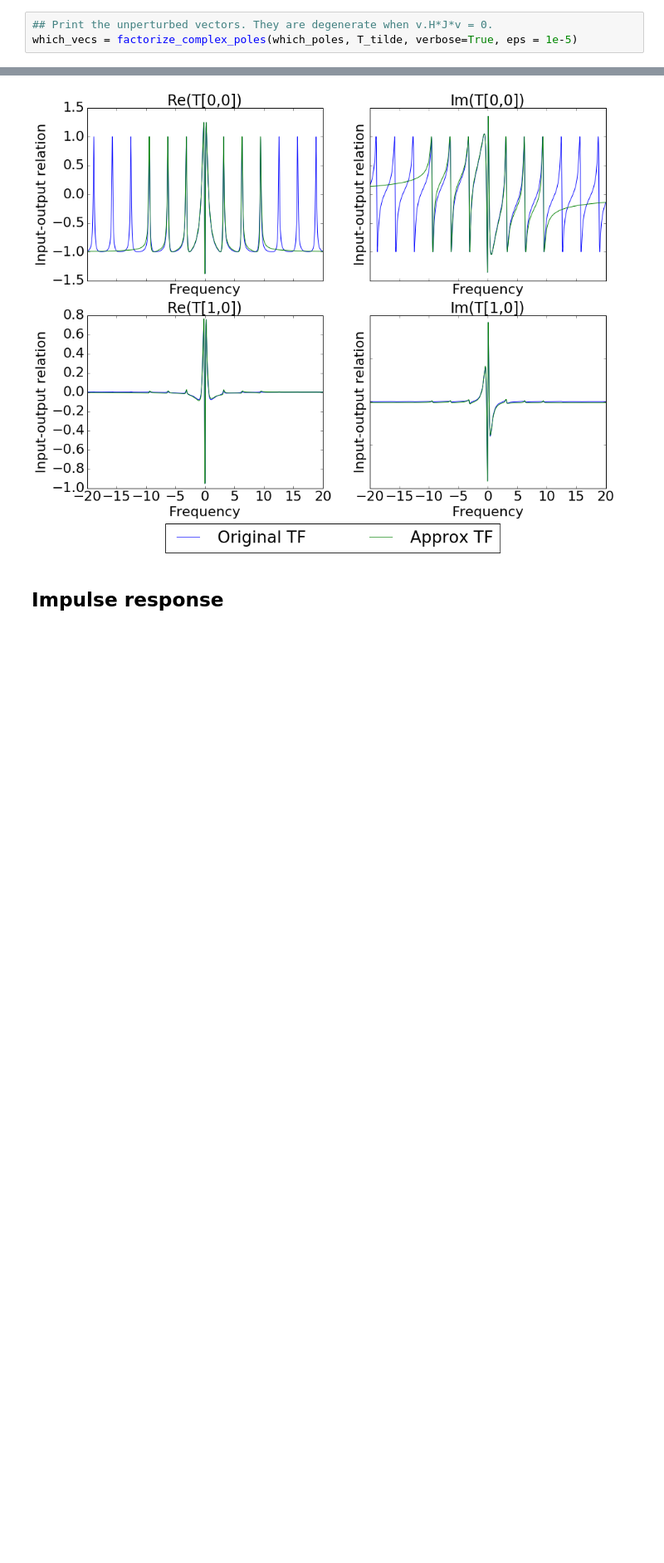
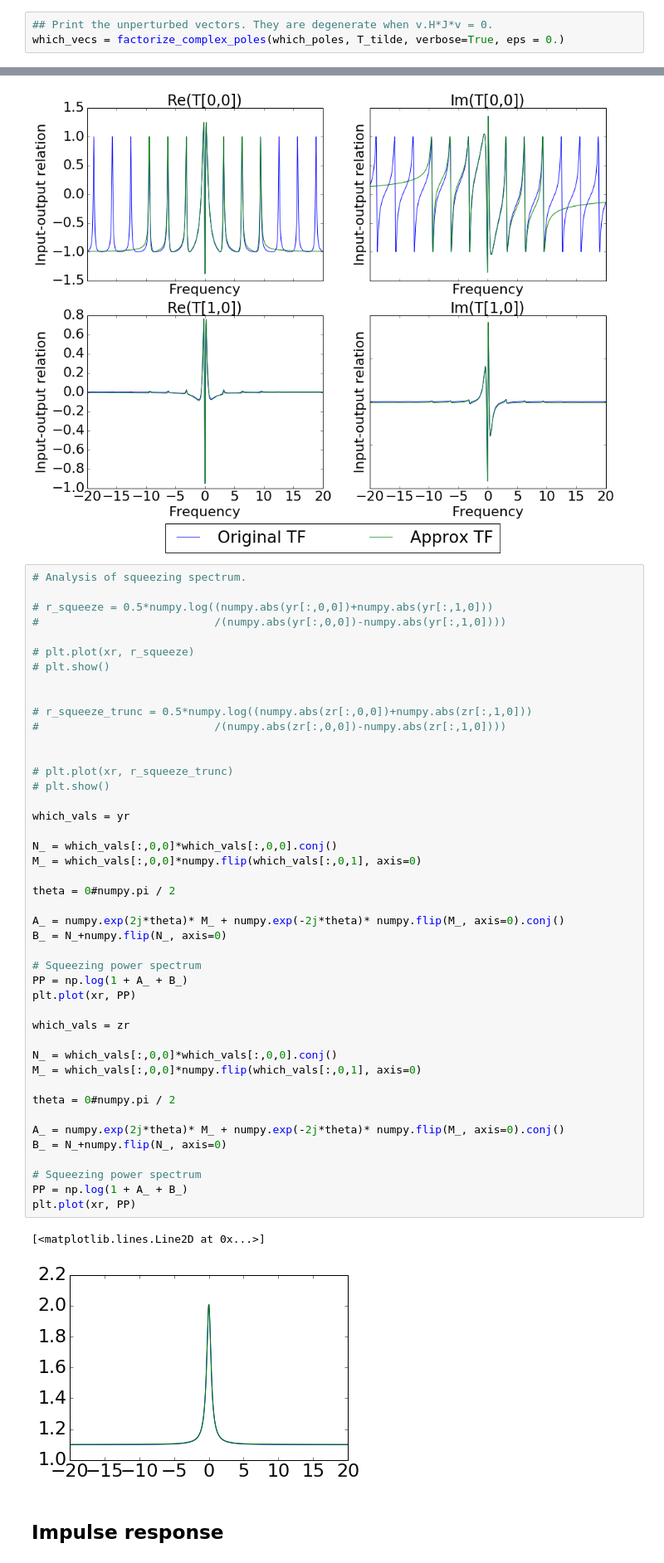
Before and after one commit to tabakg/active_lin_sys_fact, a Jupyter notebook: sample_active_linear_system_4.ipynb, the cells around one changed output, grey strips where cells are left out. Shown at 83% size. Drawn from its saved outputs; the diff is of its cells as text; blank space fills up the shorter version.

```diff
--- a/sample_active_linear_system_4.ipynb
+++ b/sample_active_linear_system_4.ipynb
@@ -748,7 +755,7 @@ every_other1
 which_poles = complex_poles
 # %%
 ## Print the unperturbed vectors. They are degenerate when v.H*J*v = 0.
-which_vecs = factorize_complex_poles(which_poles, T_tilde, verbose=True, eps = 1e-5)
+which_vecs = factorize_complex_poles(which_poles, T_tilde, verbose=True, eps = 0.)
 # %% [output]
 Unperturbed vector is:
 [[ 0.00371668+0.00070372j]
@@ -946,6 +953,53 @@ for ax in axarr.flat:
     ax.label_outer()
 # %% [output]
 [figure]
+# %%
+# Analysis of squeezing spectrum.
+
+# r_squeeze = 0.5*numpy.log((numpy.abs(yr[:,0,0])+numpy.abs(yr[:,1,0]))
+#                           /(numpy.abs(yr[:,0,0])-numpy.abs(yr[:,1,0])))
+
+# plt.plot(xr, r_squeeze)
+# plt.show()
+
+
+# r_squeeze_trunc = 0.5*numpy.log((numpy.abs(zr[:,0,0])+numpy.abs(zr[:,1,0]))
+#                           /(numpy.abs(zr[:,0,0])-numpy.abs(zr[:,1,0])))
+
+
+# plt.plot(xr, r_squeeze_trunc)
+# plt.show()
+
+which_vals = yr
+
+N_ = which_vals[:,0,0]*which_vals[:,0,0].conj()
+M_ = which_vals[:,0,0]*numpy.flip(which_vals[:,0,1], axis=0)
+
+theta = 0#numpy.pi / 2
+
+A_ = numpy.exp(2j*theta)* M_ + numpy.exp(-2j*theta)* numpy.flip(M_, axis=0).conj()
+B_ = N_+numpy.flip(N_, axis=0)
+
+# Squeezing power spectrum
+PP = np.log(1 + A_ + B_)
+plt.plot(xr, PP)
+
+which_vals = zr
+
+N_ = which_vals[:,0,0]*which_vals[:,0,0].conj()
+M_ = which_vals[:,0,0]*numpy.flip(which_vals[:,0,1], axis=0)
+
+theta = 0#numpy.pi / 2
+
+A_ = numpy.exp(2j*theta)* M_ + numpy.exp(-2j*theta)* numpy.flip(M_, axis=0).conj()
+B_ = N_+numpy.flip(N_, axis=0)
+
+# Squeezing power spectrum
+PP = np.log(1 + A_ + B_)
+plt.plot(xr, PP)
+# %% [output]
+[<matplotlib.lines.Line2D at 0x...>]
+[figure, added]
 # %% [markdown]
 ## Impulse response
 # %%
```
Also changed, not shown: parts of 6 cells of this notebook, 2 other files.
